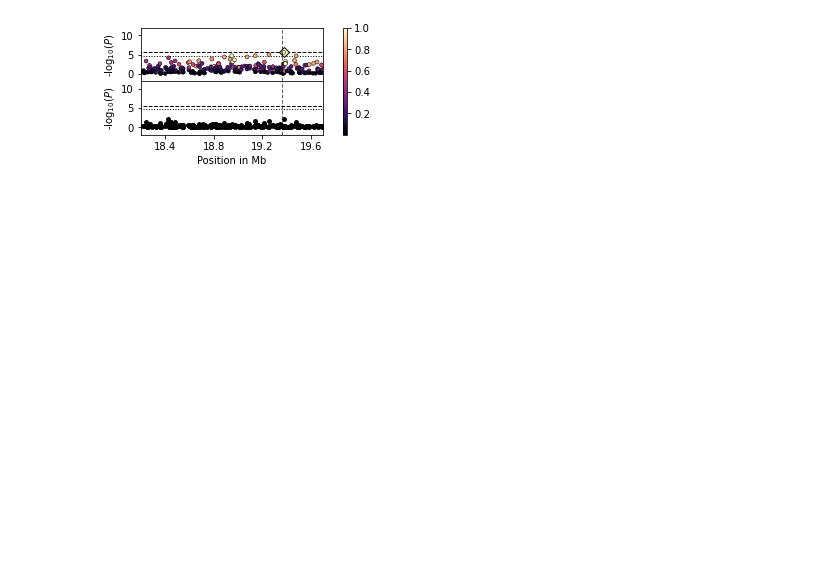
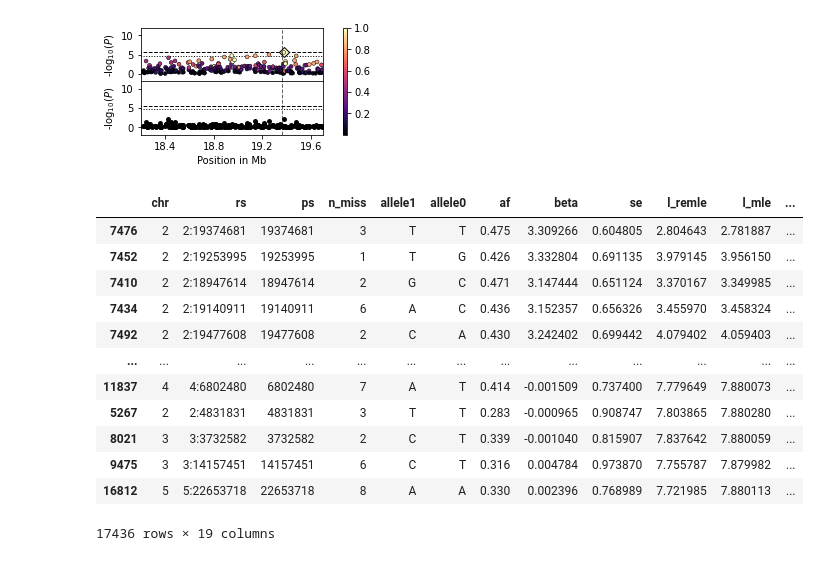
Before and after one commit to HancockLab/CVI-Boron, a Jupyter notebook: Main/Figure2/Fig2b/Fig2b.ipynb, the cells around one changed output. Saved outputs shown, nothing was run; the diff lists cells and outputs as text; code cells hidden in the pictures; blank space fills up the shorter version.

```diff
--- a/Main/Figure2/Fig2b/Fig2b.ipynb
+++ b/Main/Figure2/Fig2b/Fig2b.ipynb
@@ -176,3 +176,19 @@ plt.savefig("Fig2b.png", format="png",bbox_inches="tight",facecolor="w",dpi=400)
 plt.savefig("Fig2b.pdf", format="pdf",bbox_inches="tight")
 # %% [output]
 [figure]
+# %%
+full.sort_values(by='P',ascending=False)
+# %% [output]
+|  | chr | rs | ps | n_miss | allele1 | allele0 | af | beta | se | l_remle | l_mle | ... |
+| 7476 | 2 | 2:19374681 | 19374681 | 3 | T | T | 0.475 | 3.309266 | 0.604805 | 2.804643 | 2.781887 | ... |
+| 7452 | 2 | 2:19253995 | 19253995 | 1 | T | G | 0.426 | 3.332804 | 0.691135 | 3.979145 | 3.956150 | ... |
+| 7410 | 2 | 2:18947614 | 18947614 | 2 | G | C | 0.471 | 3.147444 | 0.651124 | 3.370167 | 3.349985 | ... |
+| 7434 | 2 | 2:19140911 | 19140911 | 6 | A | C | 0.436 | 3.152357 | 0.656326 | 3.455970 | 3.458324 | ... |
+| 7492 | 2 | 2:19477608 | 19477608 | 2 | C | A | 0.430 | 3.242402 | 0.699442 | 4.079402 | 4.059403 | ... |
+| ... | ... | ... | ... | ... | ... | ... | ... | ... | ... | ... | ... | ... |
+| 11837 | 4 | 4:6802480 | 6802480 | 7 | A | T | 0.414 | -0.001509 | 0.737400 | 7.779649 | 7.880073 | ... |
+| 5267 | 2 | 2:4831831 | 4831831 | 3 | T | T | 0.283 | -0.000965 | 0.908747 | 7.803865 | 7.880280 | ... |
+| 8021 | 3 | 3:3732582 | 3732582 | 2 | C | T | 0.339 | -0.001040 | 0.815907 | 7.837642 | 7.880059 | ... |
+| 9475 | 3 | 3:14157451 | 14157451 | 6 | C | T | 0.316 | 0.004784 | 0.973870 | 7.755787 | 7.879982 | ... |
+| 16812 | 5 | 5:22653718 | 22653718 | 8 | A | A | 0.330 | 0.002396 | 0.768989 | 7.721985 | 7.880113 | ... |
+17436 rows × 19 columns
```
Also changed, not shown: 7 other files.
